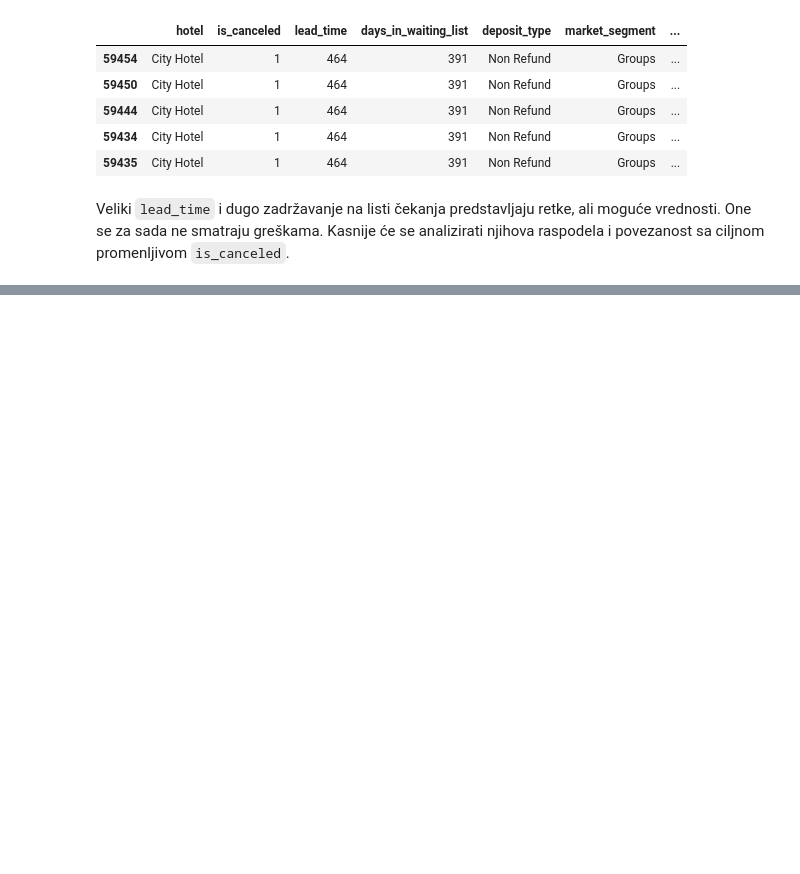
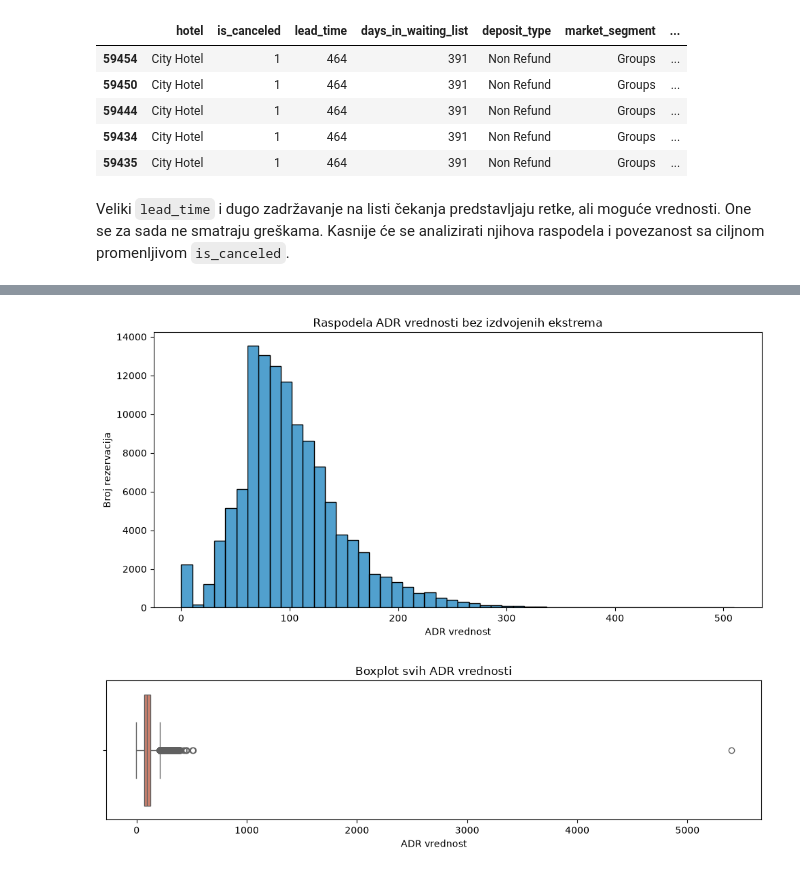
Before and after one commit to angelinalazarevic/Seminarski-UNP---Hotel-Booking, a Jupyter notebook: notebooks/hotel_booking_analysis.ipynb, the cells around one changed output, grey strips where cells are left out. Cells and saved outputs as stored; diff of their text form; code cells hidden in the pictures; blank space fills up the shorter version.

```diff
--- a/notebooks/hotel_booking_analysis.ipynb
+++ b/notebooks/hotel_booking_analysis.ipynb
@@ -431,0 +436,15 @@ U ovom delu nijedan zapis nije uklonjen niti izmenjen. Sledeći korak biće cilj
+# %%
+analysis_df = df.copy()
+
+if "total_guests" not in analysis_df.columns:
+    analysis_df["total_guests"] = (
+        analysis_df["adults"]
+        + analysis_df["children"].fillna(0)
+        + analysis_df["babies"]
+    )
+
+if "total_stay" not in analysis_df.columns:
+    analysis_df["total_stay"] = (
+        analysis_df["stays_in_weekend_nights"]
+        + analysis_df["stays_in_week_nights"]
+    )
@@ -431,0 +455,36 @@ U ovom delu nijedan zapis nije uklonjen niti izmenjen. Sledeći korak biće cilj
+# %%
+adr_all_values = analysis_df["adr"].dropna()
+adr_without_extremes = analysis_df.loc[
+    analysis_df["adr"].between(0, 1000),
+    "adr"
+].dropna()
+
+adr_statistics = pd.DataFrame(
+    {
+        "Broj zapisa": [adr_all_values.count(), adr_without_extremes.count()],
+        "Prosečna vrednost": [adr_all_values.mean(), adr_without_extremes.mean()],
+        "Medijana": [adr_all_values.median(), adr_without_extremes.median()],
+        "Standardna devijacija": [adr_all_values.std(), adr_without_extremes.std()],
+        "Minimum": [adr_all_values.min(), adr_without_extremes.min()],
+        "Maksimum": [adr_all_values.max(), adr_without_extremes.max()]
+    },
+    index=["Svi zapisi", "Bez izdvojenih ADR vrednosti"]
+)
+
+display(adr_statistics.round(2))
+
+plt.figure(figsize=(10, 5))
+sb.histplot(adr_without_extremes, bins=50, color="#1781BE")
+plt.title("Raspodela ADR vrednosti bez izdvojenih ekstrema")
+plt.xlabel("ADR vrednost")
+plt.ylabel("Broj rezervacija")
+plt.tight_layout()
+plt.show()
+
+plt.figure(figsize=(10, 3))
+sb.boxplot(x=adr_all_values, color="#E07A5F")
+plt.title("Boxplot svih ADR vrednosti")
+plt.xlabel("ADR vrednost")
+plt.tight_layout()
+plt.show()
+# %% [output]
@@ -431,0 +494,2 @@ U ovom delu nijedan zapis nije uklonjen niti izmenjen. Sledeći korak biće cilj
+[figure, added]
+[figure, added]
```
Also changed, not shown: parts of 39 cells of this notebook.
